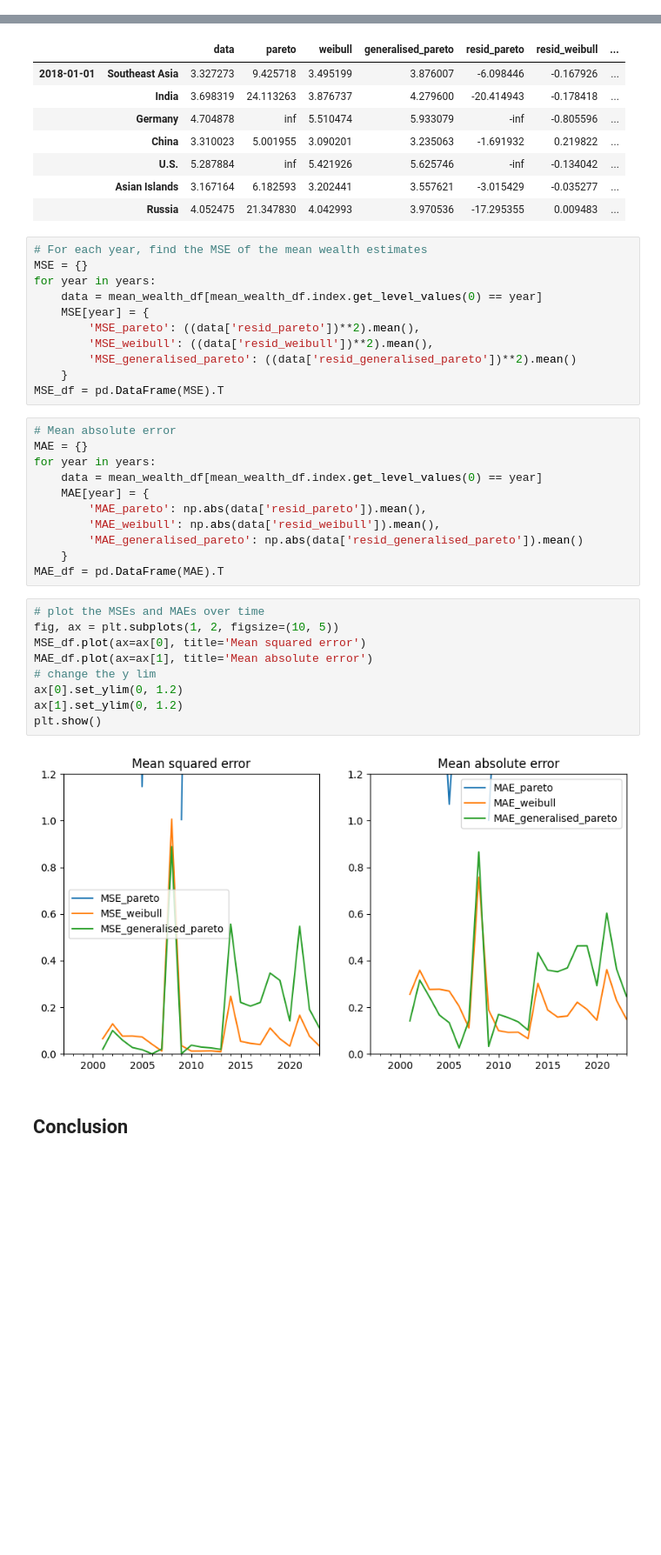
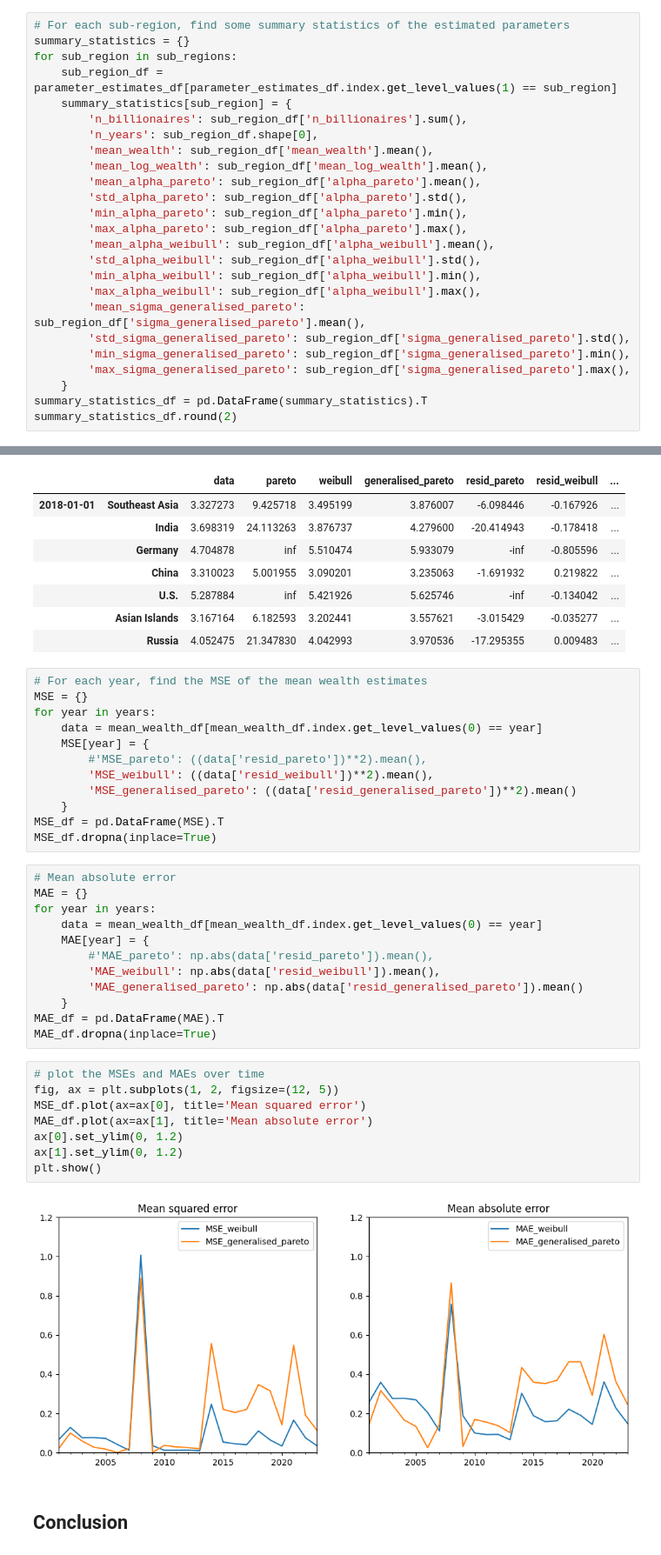
Before and after one commit to plhocker/top_wealth_thesis, a Jupyter notebook: Notebooks/models/frequentist_models.ipynb, the cells around one changed output, grey strips where cells are left out. Shown at 87% size. Cells and saved outputs as stored; diff of their text form; blank space fills up the shorter version.

```diff
--- a/Notebooks/models/frequentist_models.ipynb
+++ b/Notebooks/models/frequentist_models.ipynb
@@ -227,3 +258,28 @@ Gamma parameter set to: None using given_gamma to estimate alpha using Teulings
 Gamma parameter set to: 0.569418911073323 using given_gamma.
 # %% [markdown]
 ## Evaluation
+# %%
+# For each sub-region, find some summary statistics of the estimated parameters
+summary_statistics = {}
+for sub_region in sub_regions:
+    sub_region_df = parameter_estimates_df[parameter_estimates_df.index.get_level_values(1) == sub_region]
+    summary_statistics[sub_region] = {
+        'n_billionaires': sub_region_df['n_billionaires'].sum(),
+        'n_years': sub_region_df.shape[0],
+        'mean_wealth': sub_region_df['mean_wealth'].mean(),
+        'mean_log_wealth': sub_region_df['mean_log_wealth'].mean(),
+        'mean_alpha_pareto': sub_region_df['alpha_pareto'].mean(),
+        'std_alpha_pareto': sub_region_df['alpha_pareto'].std(),
+        'min_alpha_pareto': sub_region_df['alpha_pareto'].min(),
+        'max_alpha_pareto': sub_region_df['alpha_pareto'].max(),
+        'mean_alpha_weibull': sub_region_df['alpha_weibull'].mean(),
+        'std_alpha_weibull': sub_region_df['alpha_weibull'].std(),
+        'min_alpha_weibull': sub_region_df['alpha_weibull'].min(),
+        'max_alpha_weibull': sub_region_df['alpha_weibull'].max(),
+        'mean_sigma_generalised_pareto': sub_region_df['sigma_generalised_pareto'].mean(),
+        'std_sigma_generalised_pareto': sub_region_df['sigma_generalised_pareto'].std(),
+        'min_sigma_generalised_pareto': sub_region_df['sigma_generalised_pareto'].min(),
+        'max_sigma_generalised_pareto': sub_region_df['sigma_generalised_pareto'].max(),
+    }
+summary_statistics_df = pd.DataFrame(summary_statistics).T
+summary_statistics_df.round(2)
@@ -587,33 +788,34 @@ MSE = {}
 for year in years:
     data = mean_wealth_df[mean_wealth_df.index.get_level_values(0) == year]
     MSE[year] = {
-        'MSE_pareto': ((data['resid_pareto'])**2).mean(),
+        #'MSE_pareto': ((data['resid_pareto'])**2).mean(),
         'MSE_weibull': ((data['resid_weibull'])**2).mean(),
         'MSE_generalised_pareto': ((data['resid_generalised_pareto'])**2).mean()
     }
 MSE_df = pd.DataFrame(MSE).T
+MSE_df.dropna(inplace=True)
 # %%
 # Mean absolute error
 MAE = {}
 for year in years:
     data = mean_wealth_df[mean_wealth_df.index.get_level_values(0) == year]
     MAE[year] = {
-        'MAE_pareto': np.abs(data['resid_pareto']).mean(),
+        #'MAE_pareto': np.abs(data['resid_pareto']).mean(),
         'MAE_weibull': np.abs(data['resid_weibull']).mean(),
         'MAE_generalised_pareto': np.abs(data['resid_generalised_pareto']).mean()
     }
 MAE_df = pd.DataFrame(MAE).T
+MAE_df.dropna(inplace=True)
 # %%
 # plot the MSEs and MAEs over time
-fig, ax = plt.subplots(1, 2, figsize=(10, 5))
+fig, ax = plt.subplots(1, 2, figsize=(12, 5))
 MSE_df.plot(ax=ax[0], title='Mean squared error')
 MAE_df.plot(ax=ax[1], title='Mean absolute error')
-# change the y lim
 ax[0].set_ylim(0, 1.2)
 ax[1].set_ylim(0, 1.2)
 plt.show()
 # %% [output]
-[figure, old version]
+[figure, new version]
 # %% [markdown]
 ## Conclusion
 # %% [markdown]
```
Also changed, not shown: parts of 17 cells of this notebook, 16 other files.
